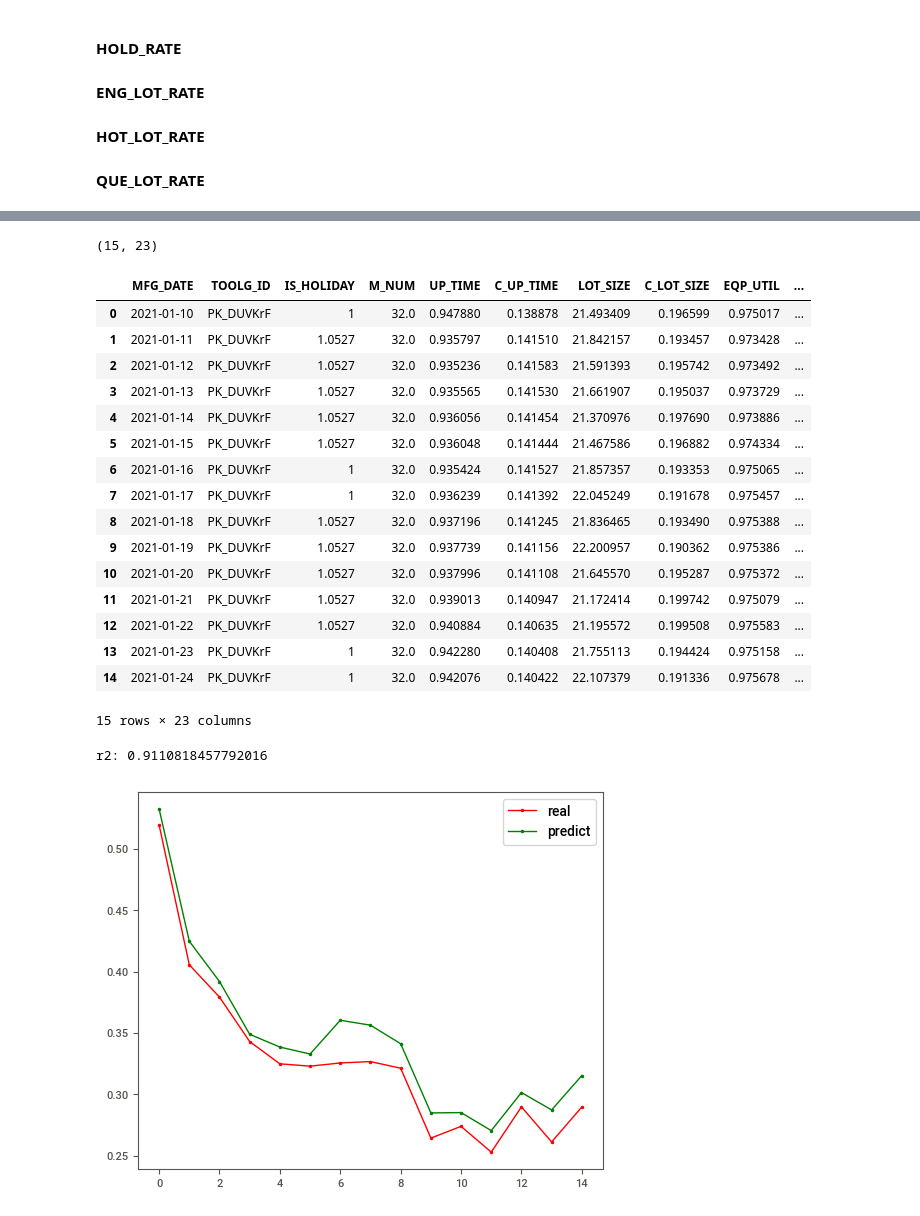
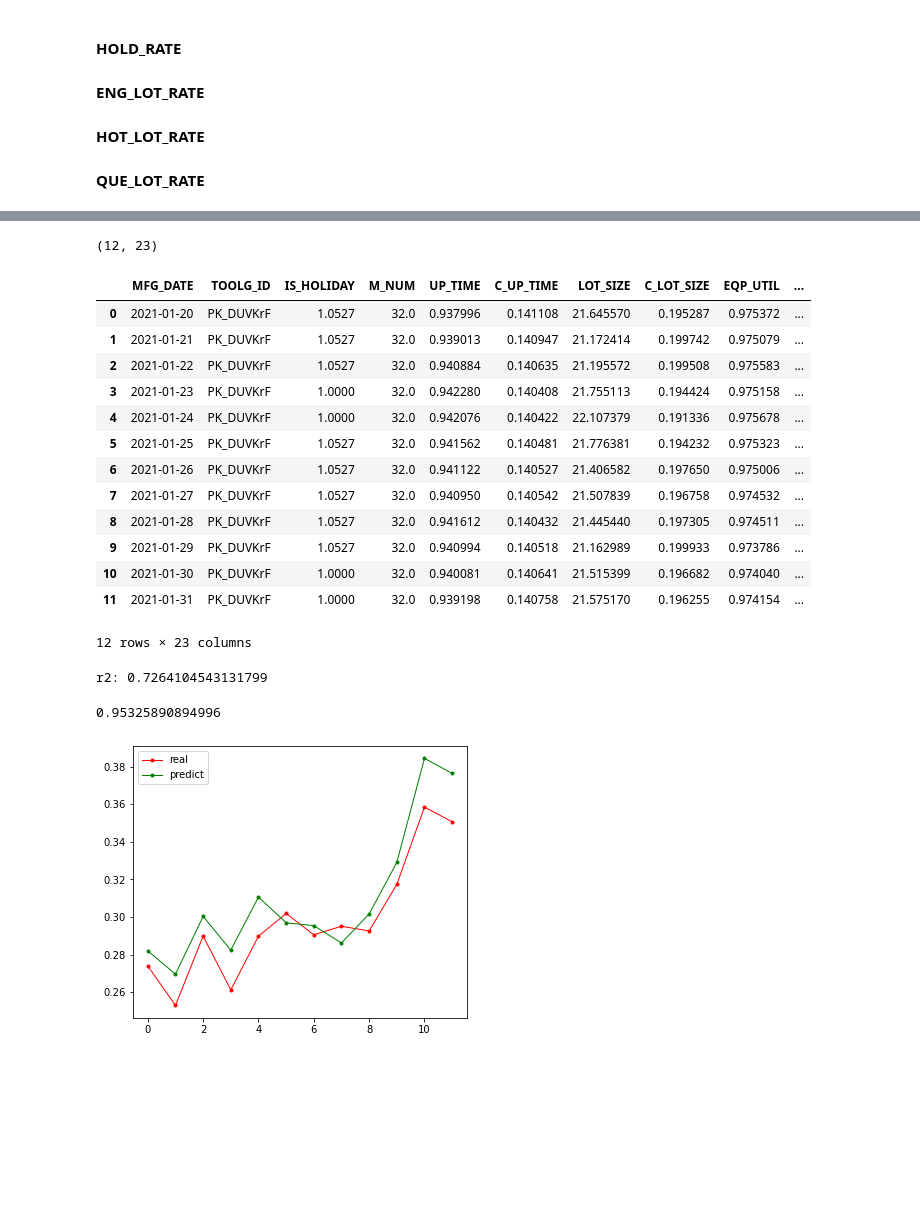
Before and after one commit to lokcyi/AI, a Jupyter notebook: MPS/MPS_EDA.ipynb, the cells around one changed output, grey strips where cells are left out. Drawn from its saved outputs; the diff is of its cells as text; code cells hidden in the pictures; blank space fills up the shorter version.

```diff
--- a/MPS/MPS_EDA.ipynb
+++ b/MPS/MPS_EDA.ipynb
@@ -9,10 +9,14 @@ from sklearn import preprocessing
 from sklearn import metrics
 from pickle import dump
 from pickle import load
+import joblib
 import re
 import sweetviz as sv
 import datetime
-final_date = '2021-01-18'
+from sklearn.model_selection import train_test_split
+from sklearn.model_selection import GridSearchCV
+from xgboost import plot_importance
+final_date = '2021-01-20'
 # %%
 def iqrfilter(df, colname, bounds = [.25, .75]):
     s = df[colname]
@@ -66,13 +370,14 @@ def trainLR(df):
 # %%
 def testLR(df):
     from sklearn.linear_model import LinearRegression
-    import joblib
+
     X_test,y_test = preHandleDat(df,False)
     # print(X_test)
     #print(X_test,y_test)
     loaded_model = joblib.load('LR_model')
     y_predict = loaded_model.predict(X_test)
-    df['predict'] = y_predict
+    df_result=df.copy(deep=False)
+    df_result['predict'] = y_predict
 
     loaded_model.score(X_test, y_test)
     print("r2:", loaded_model.score(X_test, y_test))
@@ -84,7 +389,7 @@ def testLR(df):
     plt.plot(t, y_predict, 'g', linewidth=1, marker='.', label='predict') # 绘制predict曲线
     plt.legend()
     plt.savefig('./Result/test2.png')
-    return df
+    return df_result
 # %%
 def preHandleDat(df,isTrain=True):
     from sklearn.preprocessing import StandardScaler #平均&變異數標準化 平均值為0，方差為1。
@@ -411,33 +717,34 @@ for i in range(15):
 print(df.shape)
 df.to_csv('./data/MyToday20200120_CT.csv')
 # %% [output]
-(15, 23)
+(12, 23)
 # %%
 df
 # %% [output]
 |  | MFG_DATE | TOOLG_ID | IS_HOLIDAY | M_NUM | UP_TIME | C_UP_TIME | LOT_SIZE | C_LOT_SIZE | EQP_UTIL | ... |
-| 0 | 2021-01-10 | PK_DUVKrF | 1 | 32.0 | 0.947880 | 0.138878 | 21.493409 | 0.196599 | 0.975017 | ... |
-| 1 | 2021-01-11 | PK_DUVKrF | 1.0527 | 32.0 | 0.935797 | 0.141510 | 21.842157 | 0.193457 | 0.973428 | ... |
-| 2 | 2021-01-12 | PK_DUVKrF | 1.0527 | 32.0 | 0.935236 | 0.141583 | 21.591393 | 0.195742 | 0.973492 | ... |
-| 3 | 2021-01-13 | PK_DUVKrF | 1.0527 | 32.0 | 0.935565 | 0.141530 | 21.661907 | 0.195037 | 0.973729 | ... |
-| 4 | 2021-01-14 | PK_DUVKrF | 1.0527 | 32.0 | 0.936056 | 0.141454 | 21.370976 | 0.197690 | 0.973886 | ... |
-| 5 | 2021-01-15 | PK_DUVKrF | 1.0527 | 32.0 | 0.936048 | 0.141444 | 21.467586 | 0.196882 | 0.974334 | ... |
-| 6 | 2021-01-16 | PK_DUVKrF | 1 | 32.0 | 0.935424 | 0.141527 | 21.857357 | 0.193353 | 0.975065 | ... |
-| 7 | 2021-01-17 | PK_DUVKrF | 1 | 32.0 | 0.936239 | 0.141392 | 22.045249 | 0.191678 | 0.975457 | ... |
-| 8 | 2021-01-18 | PK_DUVKrF | 1.0527 | 32.0 | 0.937196 | 0.141245 | 21.836465 | 0.193490 | 0.975388 | ... |
-| 9 | 2021-01-19 | PK_DUVKrF | 1.0527 | 32.0 | 0.937739 | 0.141156 | 22.200957 | 0.190362 | 0.975386 | ... |
-| 10 | 2021-01-20 | PK_DUVKrF | 1.0527 | 32.0 | 0.937996 | 0.141108 | 21.645570 | 0.195287 | 0.975372 | ... |
-| 11 | 2021-01-21 | PK_DUVKrF | 1.0527 | 32.0 | 0.939013 | 0.140947 | 21.172414 | 0.199742 | 0.975079 | ... |
-| 12 | 2021-01-22 | PK_DUVKrF | 1.0527 | 32.0 | 0.940884 | 0.140635 | 21.195572 | 0.199508 | 0.975583 | ... |
-| 13 | 2021-01-23 | PK_DUVKrF | 1 | 32.0 | 0.942280 | 0.140408 | 21.755113 | 0.194424 | 0.975158 | ... |
-| 14 | 2021-01-24 | PK_DUVKrF | 1 | 32.0 | 0.942076 | 0.140422 | 22.107379 | 0.191336 | 0.975678 | ... |
+| 0 | 2021-01-20 | PK_DUVKrF | 1.0527 | 32.0 | 0.937996 | 0.141108 | 21.645570 | 0.195287 | 0.975372 | ... |
+| 1 | 2021-01-21 | PK_DUVKrF | 1.0527 | 32.0 | 0.939013 | 0.140947 | 21.172414 | 0.199742 | 0.975079 | ... |
+| 2 | 2021-01-22 | PK_DUVKrF | 1.0527 | 32.0 | 0.940884 | 0.140635 | 21.195572 | 0.199508 | 0.975583 | ... |
+| 3 | 2021-01-23 | PK_DUVKrF | 1.0000 | 32.0 | 0.942280 | 0.140408 | 21.755113 | 0.194424 | 0.975158 | ... |
+| 4 | 2021-01-24 | PK_DUVKrF | 1.0000 | 32.0 | 0.942076 | 0.140422 | 22.107379 | 0.191336 | 0.975678 | ... |
+| 5 | 2021-01-25 | PK_DUVKrF | 1.0527 | 32.0 | 0.941562 | 0.140481 | 21.776381 | 0.194232 | 0.975323 | ... |
+| 6 | 2021-01-26 | PK_DUVKrF | 1.0527 | 32.0 | 0.941122 | 0.140527 | 21.406582 | 0.197650 | 0.975006 | ... |
+| 7 | 2021-01-27 | PK_DUVKrF | 1.0527 | 32.0 | 0.940950 | 0.140542 | 21.507839 | 0.196758 | 0.974532 | ... |
+| 8 | 2021-01-28 | PK_DUVKrF | 1.0527 | 32.0 | 0.941612 | 0.140432 | 21.445440 | 0.197305 | 0.974511 | ... |
+| 9 | 2021-01-29 | PK_DUVKrF | 1.0527 | 32.0 | 0.940994 | 0.140518 | 21.162989 | 0.199933 | 0.973786 | ... |
+| 10 | 2021-01-30 | PK_DUVKrF | 1.0000 | 32.0 | 0.940081 | 0.140641 | 21.515399 | 0.196682 | 0.974040 | ... |
+| 11 | 2021-01-31 | PK_DUVKrF | 1.0000 | 32.0 | 0.939198 | 0.140758 | 21.575170 | 0.196255 | 0.974154 | ... |
-15 rows × 23 columns
+12 rows × 23 columns
 # %%
 # testLR(df_test_todayOK)
 # testLR(df).to_csv('./data/MyToday20200120_result_CT.csv')
 
 def_result = testLR(df)
 # testLR( df_train[df_train['MFG_DATE'] ==  pd.to_datetime(final_date)  + datetime.timedelta(days=1)])
+#計算準確率分數
+
+sum(1- abs((def_result['predict'] - def_result['TRCT'])/def_result['TRCT'] ))/def_result.shape[0]
 # %% [output]
-r2: 0.9110818457792016
+r2: 0.7264104543131799
+0.95325890894996
-[figure, old version]
+[figure, new version]
```
Also changed, not shown: parts of 22 cells of this notebook, 1 other file.
